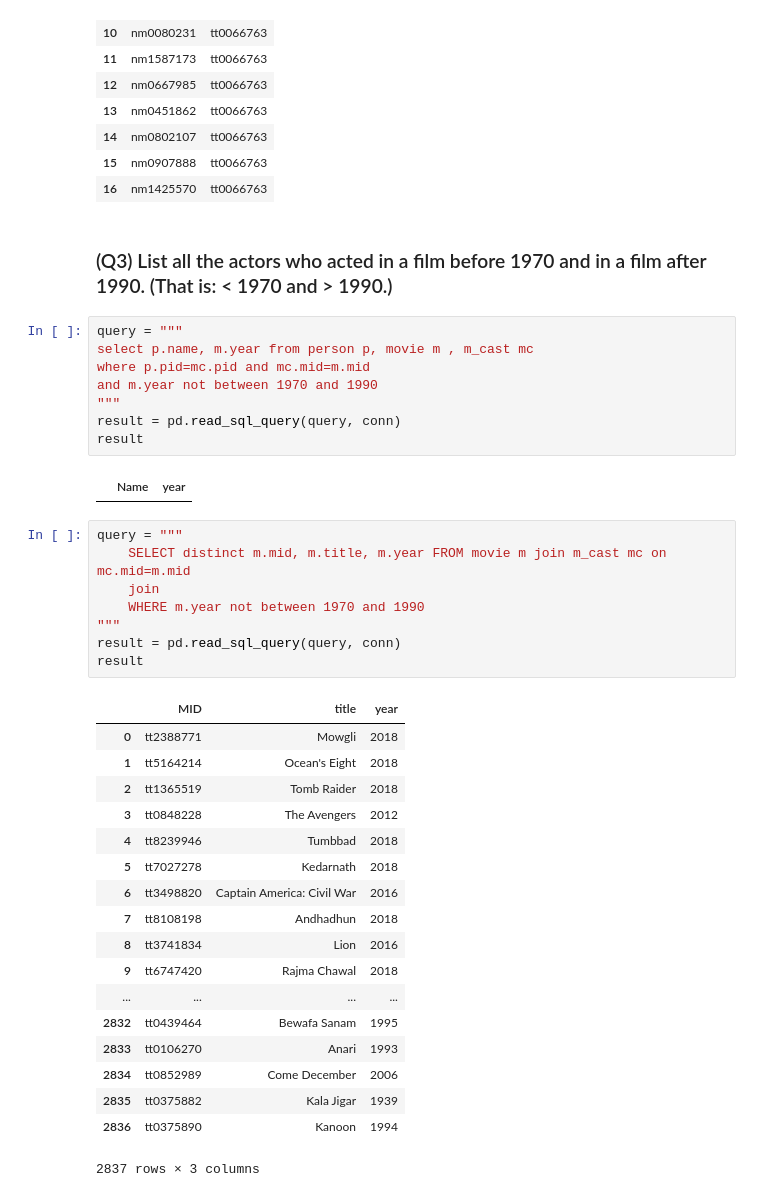
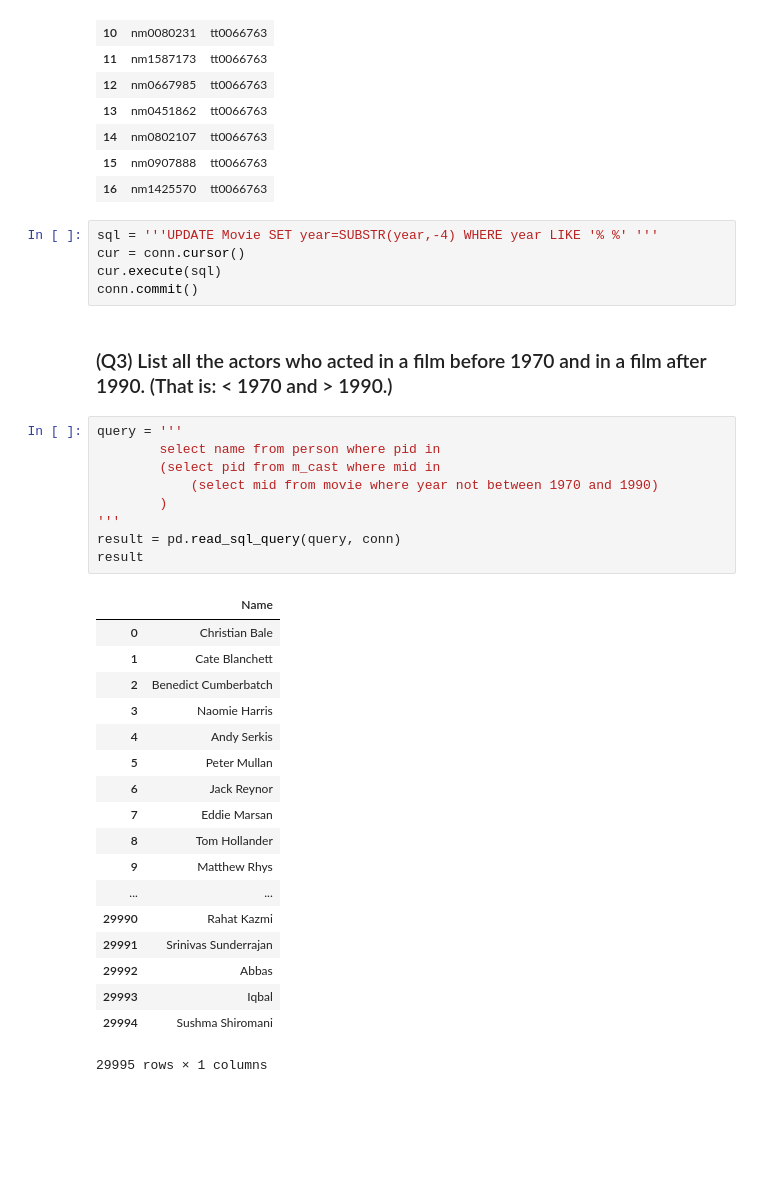
Before and after one commit to be-shekhar/learning-ml, a Jupyter notebook: 22.SQL_imdb/22_sql_imdb.ipynb, the cells around one changed output. Saved outputs shown, nothing was run; the diff lists cells and outputs as text; blank space fills up the shorter version.

```diff
--- a/22.SQL_imdb/22_sql_imdb.ipynb
+++ b/22.SQL_imdb/22_sql_imdb.ipynb
@@ -221,42 +191,38 @@ result
 | 14 | nm0802107 | tt0066763 |
 | 15 | nm0907888 | tt0066763 |
 | 16 | nm1425570 | tt0066763 |
+# %%
+sql = '''UPDATE Movie SET year=SUBSTR(year,-4) WHERE year LIKE '% %' '''
+cur = conn.cursor()
+cur.execute(sql)
+conn.commit()
 # %% [markdown]
 ### (Q3) List all the actors who acted in a film before 1970 and in a film after 1990. (That is: < 1970 and > 1990.)
 # %%
-query = """
-select p.name, m.year from person p, movie m , m_cast mc
-where p.pid=mc.pid and mc.mid=m.mid
-and m.year not between 1970 and 1990
-"""
+query = '''
+        select name from person where pid in
+        (select pid from m_cast where mid in
+            (select mid from movie where year not between 1970 and 1990)
+        )
+'''
 result = pd.read_sql_query(query, conn)
 result
 # %% [output]
-|  | Name | year |
+|  | Name |
+| 0 | Christian Bale |
+| 1 | Cate Blanchett |
+| 2 | Benedict Cumberbatch |
+| 3 | Naomie Harris |
+| 4 | Andy Serkis |
+| 5 | Peter Mullan |
+| 6 | Jack Reynor |
+| 7 | Eddie Marsan |
+| 8 | Tom Hollander |
+| 9 | Matthew Rhys |
+| ... | ... |
+| 29990 | Rahat Kazmi |
+| 29991 | Srinivas Sunderrajan |
+| 29992 | Abbas |
+| 29993 | Iqbal |
+| 29994 | Sushma Shiromani |
+29995 rows × 1 columns
-# %%
-query = """
-    SELECT distinct m.mid, m.title, m.year FROM movie m join m_cast mc on mc.mid=m.mid
-    join
-    WHERE m.year not between 1970 and 1990
-"""
-result = pd.read_sql_query(query, conn)
-result
-# %% [output]
-|  | MID | title | year |
-| 0 | tt2388771 | Mowgli | 2018 |
-| 1 | tt5164214 | Ocean's Eight | 2018 |
-| 2 | tt1365519 | Tomb Raider | 2018 |
-| 3 | tt0848228 | The Avengers | 2012 |
-| 4 | tt8239946 | Tumbbad | 2018 |
-| 5 | tt7027278 | Kedarnath | 2018 |
-| 6 | tt3498820 | Captain America: Civil War | 2016 |
-| 7 | tt8108198 | Andhadhun | 2018 |
-| 8 | tt3741834 | Lion | 2016 |
-| 9 | tt6747420 | Rajma Chawal | 2018 |
-| ... | ... | ... | ... |
-| 2832 | tt0439464 | Bewafa Sanam | 1995 |
-| 2833 | tt0106270 | Anari | 1993 |
-| 2834 | tt0852989 | Come December | 2006 |
-| 2835 | tt0375882 | Kala Jigar | 1939 |
-| 2836 | tt0375890 | Kanoon | 1994 |
-2837 rows × 3 columns
```
Also changed, not shown: parts of 22 cells of this notebook, 1 other file.
